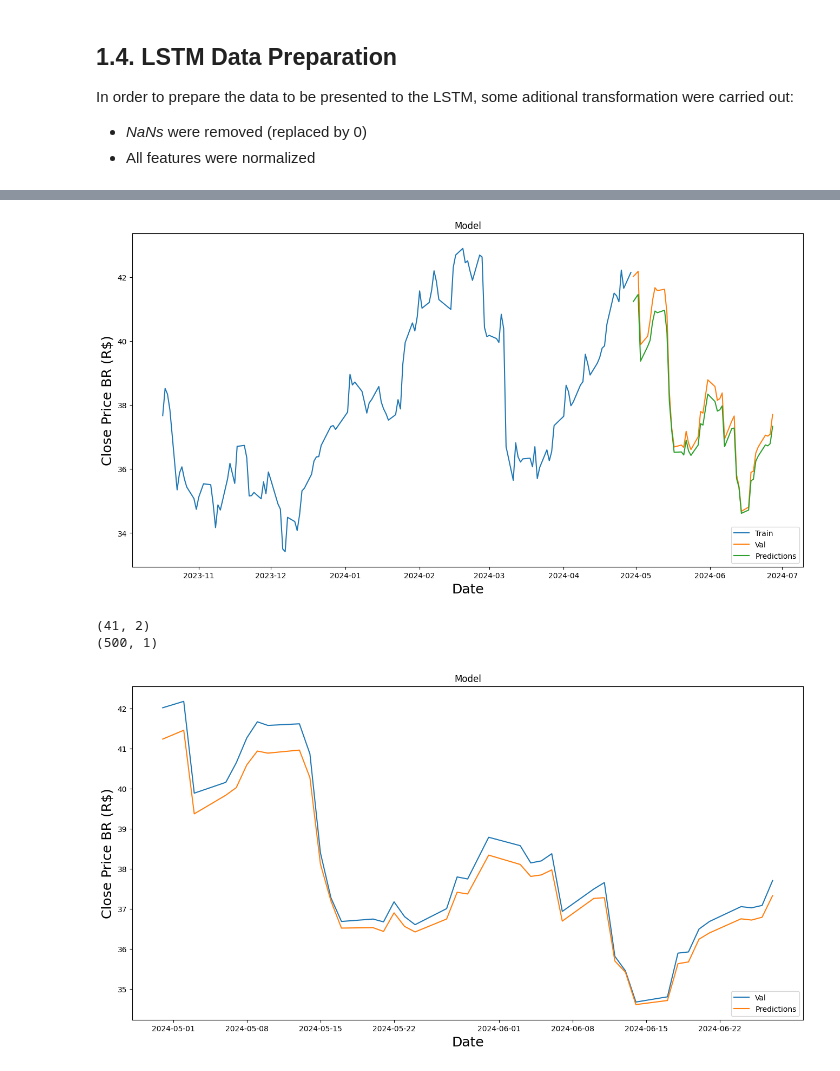
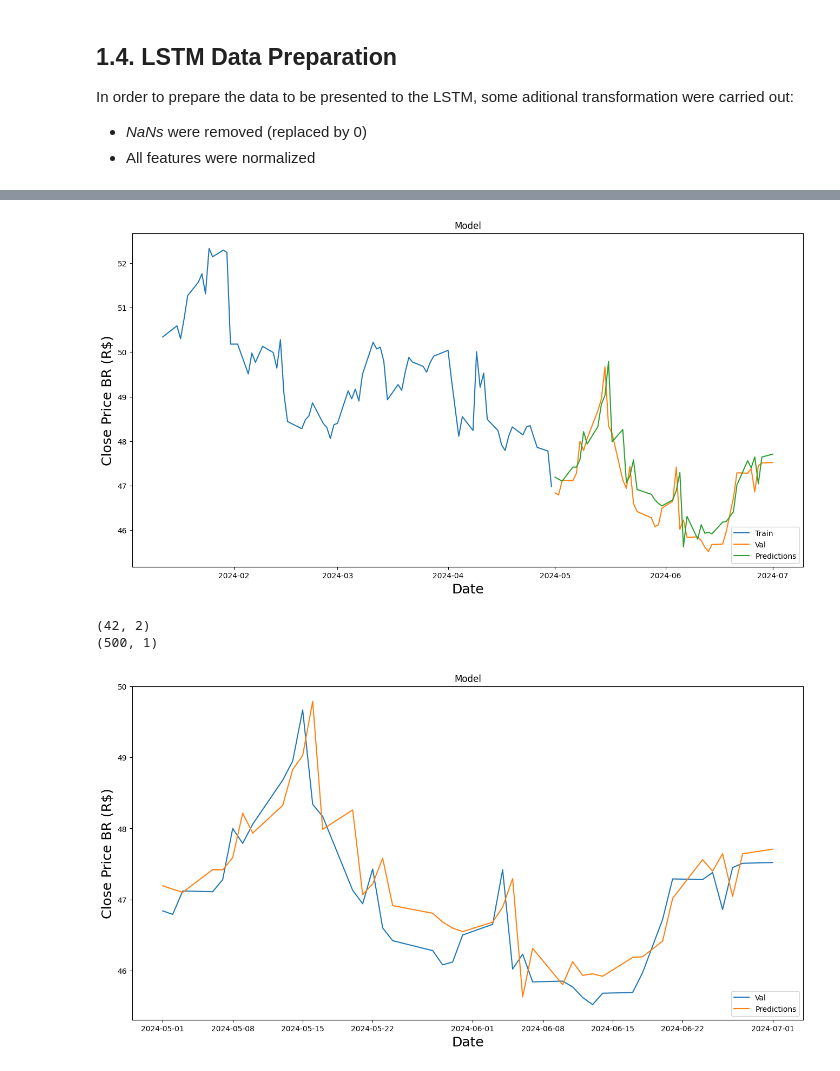
Before and after one commit to TZuanazzi/Quant, a Jupyter notebook: quant.ipynb, the cells around one changed output, grey strips where cells are left out. Drawn from its saved outputs; the diff is of its cells as text; code cells hidden in the pictures.

```diff
--- a/quant.ipynb
+++ b/quant.ipynb
@@ -60,7 +42,8 @@ random.seed(22)
 np.random.seed(42)
 tf.random.set_seed(42)
 
-dataset = yf.download('PETR4.SA', period='10y')
+# dataset = yf.download('PETR4.SA', period='10y')
+dataset = yf.download('CSCO ', period='10y')
 # print(dataset)
 
 # Plot data...
@@ -471,39 +324,21 @@ TypeError: 'History' object is not iterable
 # %%
-# Create the testing data set
-test_data = scaled_data[-(month_test+time_step):, :]
-# print(scaled_data.shape)
-# print(test_data.shape)
-# print(scaled_data[-5:])
-# print(test_data[-5:])
-
-# Create the data sets x_test and y_test
-# X_test, y_test = create_dataset(test_data, time_step)
+# Reshape the data
+print(X_test.shape)
+# X_test = np.reshape(X_test, (X_test.shape[0], X_test.shape[1], 1))
+# Get the model's predicted price values
 # print(X_test.shape)
-# print(y_test.shape)
-
-# Reshape the data
-X_test = np.reshape(X_test, (X_test.shape[0], X_test.shape[1], 1))
-# print(X_test)
-# print(X_test.shape)
-
-# Get the model's predicted price values
 predictions = model.predict(X_test)
+# print(predictions.shape)
+# predictions = scaler_ratio.inverse_transform(predictions)
 predictions = scaler.inverse_transform(predictions)
-# print(predictions.shape)
-# print(predictions)
 
 # Get the root mean squared error (RMSE)
 rmse = np.sqrt(np.mean(((predictions - scaler.inverse_transform(y_test.reshape(-1, 1))) ** 2)))
 print('RMSE:', rmse)
 
 train = data[-(years_training + month_test):-month_test]
-# print(train.shape)
-valid = data[-month_test:-1]
-# print(valid.shape)
-# print(predictions.shape)
-# valid = valid.iloc[:]  # Ensure the lengths match
-valid['Predictions'] = predictions[1:]
-# print(valid.shape)
-# print(train[-50:])
-# print(valid)
+# train = y_train
+valid = data[-month_test:]
+# valid = y_test
+valid['Predictions'] = predictions[:]
 # %% [output]
@@ -517,17 +353,18 @@ See the caveats in the documentation: https://pandas.pydata.org/pandas-docs/stab
 # %%
 import matplotlib.pyplot as plt
 
 # Plot the data
 plt.figure(figsize=(16, 8))
 plt.title('Model')
 plt.xlabel('Date', fontsize=18)
 plt.ylabel('Close Price BR (R$)', fontsize=18)
-plt.plot(train['Close'][-132:])
+plt.plot(train[-75:])
+# plt.plot(dataset[:])
 plt.plot(valid[['Close','Predictions']])
 plt.legend(['Train', 'Val', 'Predictions'], loc='lower right')
 plt.show()
 # %% [output]
-[figure, old version]
+[figure, new version]
 # %%
 print(valid.shape)
 print(train.shape)
@@ -536,18 +373,15 @@ plt.figure(figsize=(16, 8))
 plt.title('Model')
 plt.xlabel('Date', fontsize=18)
 plt.ylabel('Close Price BR (R$)', fontsize=18)
-
-a = valid[['Predictions']]*(1+np.mean(((np.array(valid[['Close']]) / ((np.array(valid[['Predictions']]))))-1)))
-
-plt.plot(valid[['Close']])
-# plt.plot(a)
-plt.plot(valid[['Predictions']])
+# plt.plot(y_test)
+# plt.plot(predictions)
+plt.plot(valid[['Close','Predictions']])
 plt.legend(['Val', 'Predictions'], loc='lower right')
 plt.show()
 # %% [output]
-(41, 2)
+(42, 2)
 (500, 1)
-[figure, old version]
+[figure, new version]
 # %%
 # Calculate the difference
 def calculate_a_ratio(val, predictions):
```
Also changed, not shown: parts of 14 cells of this notebook.
